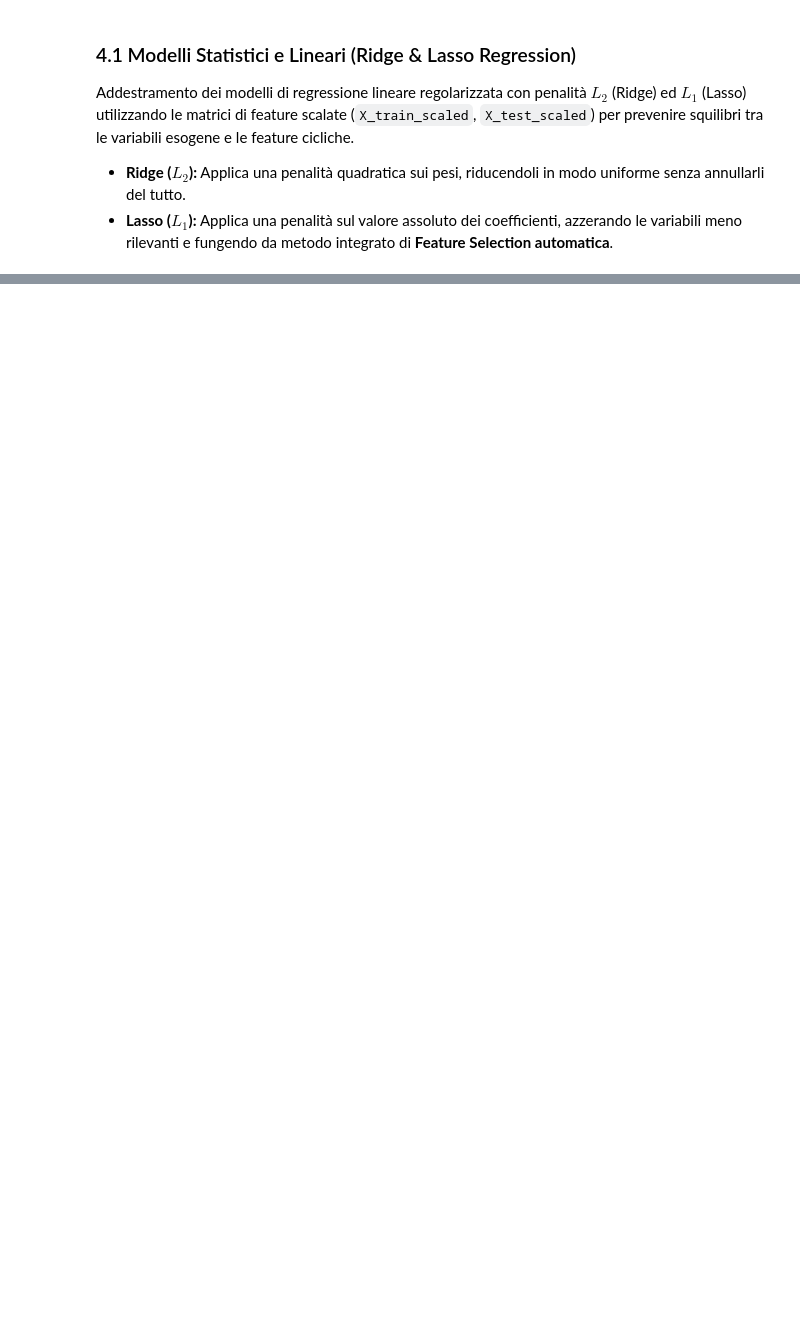
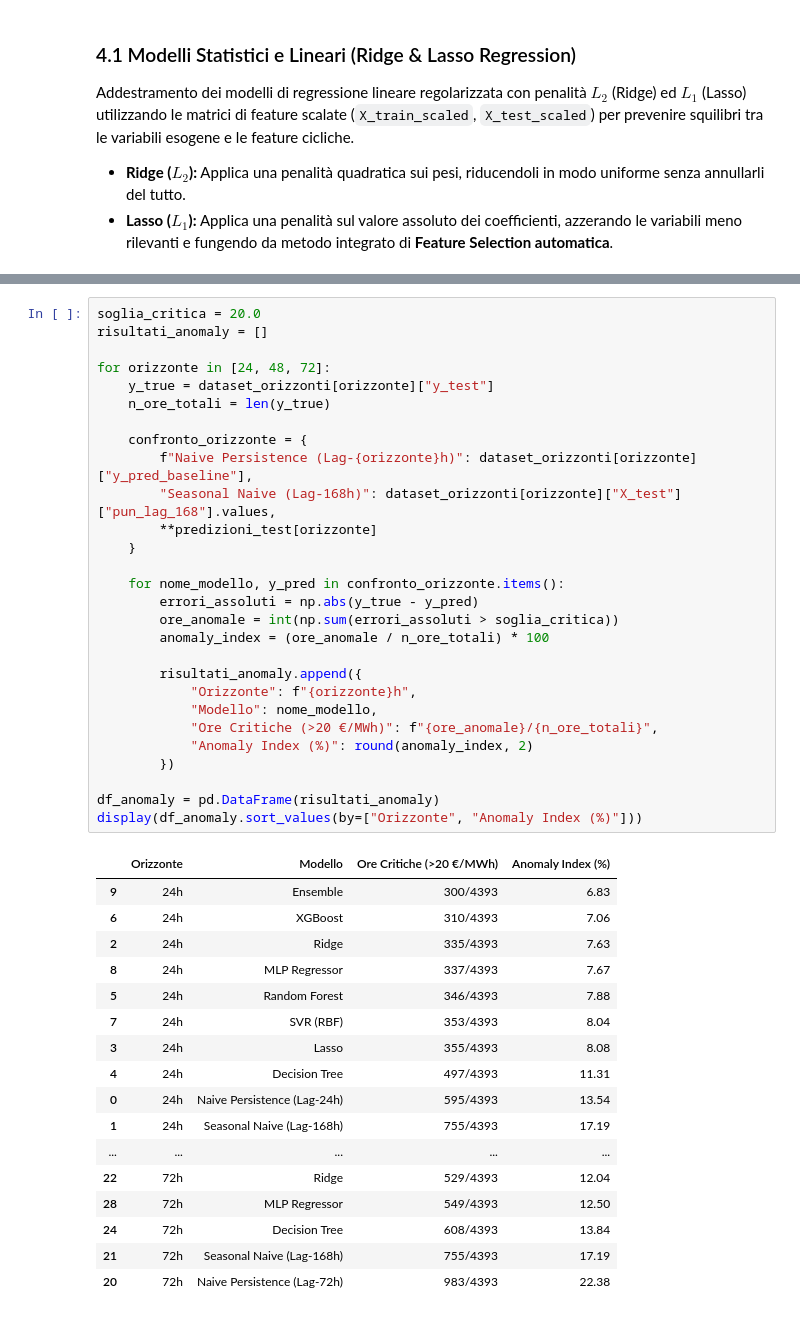
Before and after one commit to erloyz/progetto-ml-pun, a Jupyter notebook: notebooks/02_modeling.ipynb, the cells around one changed output, grey strips where cells are left out. Drawn from its saved outputs; the diff is of its cells as text; blank space fills up the shorter version.

```diff
--- a/notebooks/02_modeling.ipynb
+++ b/notebooks/02_modeling.ipynb
@@ -407,0 +437,46 @@ MAPE: 9.59 %
+# %%
+soglia_critica = 20.0
+risultati_anomaly = []
+
+for orizzonte in [24, 48, 72]:
+    y_true = dataset_orizzonti[orizzonte]["y_test"]
+    n_ore_totali = len(y_true)
+
+    confronto_orizzonte = {
+        f"Naive Persistence (Lag-{orizzonte}h)": dataset_orizzonti[orizzonte]["y_pred_baseline"],
+        "Seasonal Naive (Lag-168h)": dataset_orizzonti[orizzonte]["X_test"]["pun_lag_168"].values,
+        **predizioni_test[orizzonte]
+    }
+
+    for nome_modello, y_pred in confronto_orizzonte.items():
+        errori_assoluti = np.abs(y_true - y_pred)
+        ore_anomale = int(np.sum(errori_assoluti > soglia_critica))
+        anomaly_index = (ore_anomale / n_ore_totali) * 100
+
+        risultati_anomaly.append({
+            "Orizzonte": f"{orizzonte}h",
+            "Modello": nome_modello,
+            "Ore Critiche (>20 €/MWh)": f"{ore_anomale}/{n_ore_totali}",
+            "Anomaly Index (%)": round(anomaly_index, 2)
+        })
+
+df_anomaly = pd.DataFrame(risultati_anomaly)
+display(df_anomaly.sort_values(by=["Orizzonte", "Anomaly Index (%)"]))
+# %% [output]
+|  | Orizzonte | Modello | Ore Critiche (>20 €/MWh) | Anomaly Index (%) |
+| 9 | 24h | Ensemble | 300/4393 | 6.83 |
+| 6 | 24h | XGBoost | 310/4393 | 7.06 |
+| 2 | 24h | Ridge | 335/4393 | 7.63 |
+| 8 | 24h | MLP Regressor | 337/4393 | 7.67 |
+| 5 | 24h | Random Forest | 346/4393 | 7.88 |
+| 7 | 24h | SVR (RBF) | 353/4393 | 8.04 |
+| 3 | 24h | Lasso | 355/4393 | 8.08 |
+| 4 | 24h | Decision Tree | 497/4393 | 11.31 |
+| 0 | 24h | Naive Persistence (Lag-24h) | 595/4393 | 13.54 |
+| 1 | 24h | Seasonal Naive (Lag-168h) | 755/4393 | 17.19 |
+| ... | ... | ... | ... | ... |
+| 22 | 72h | Ridge | 529/4393 | 12.04 |
+| 28 | 72h | MLP Regressor | 549/4393 | 12.50 |
+| 24 | 72h | Decision Tree | 608/4393 | 13.84 |
+| 21 | 72h | Seasonal Naive (Lag-168h) | 755/4393 | 17.19 |
+| 20 | 72h | Naive Persistence (Lag-72h) | 983/4393 | 22.38 |
```
Also changed, not shown: parts of 42 cells of this notebook, 11 other files.
